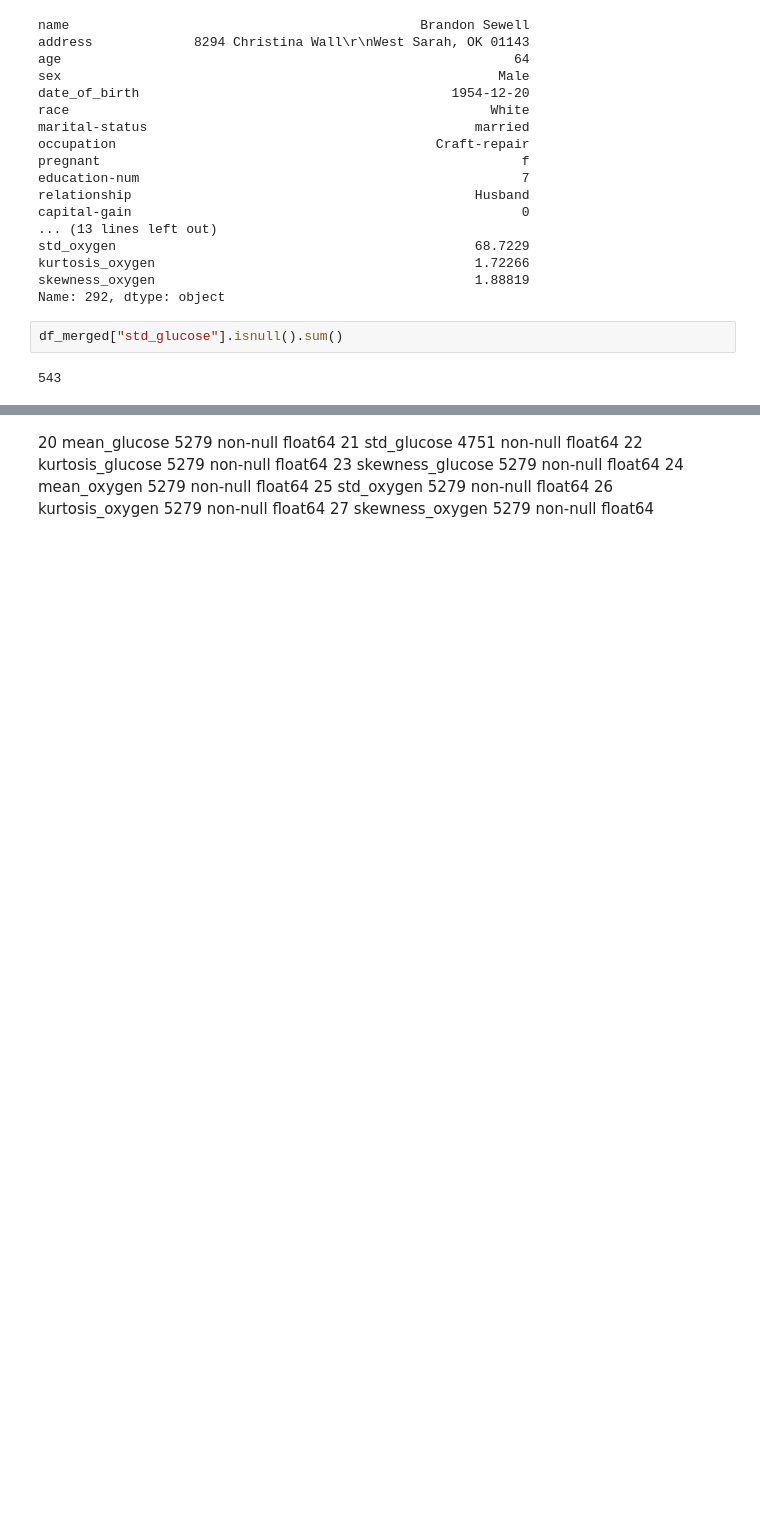
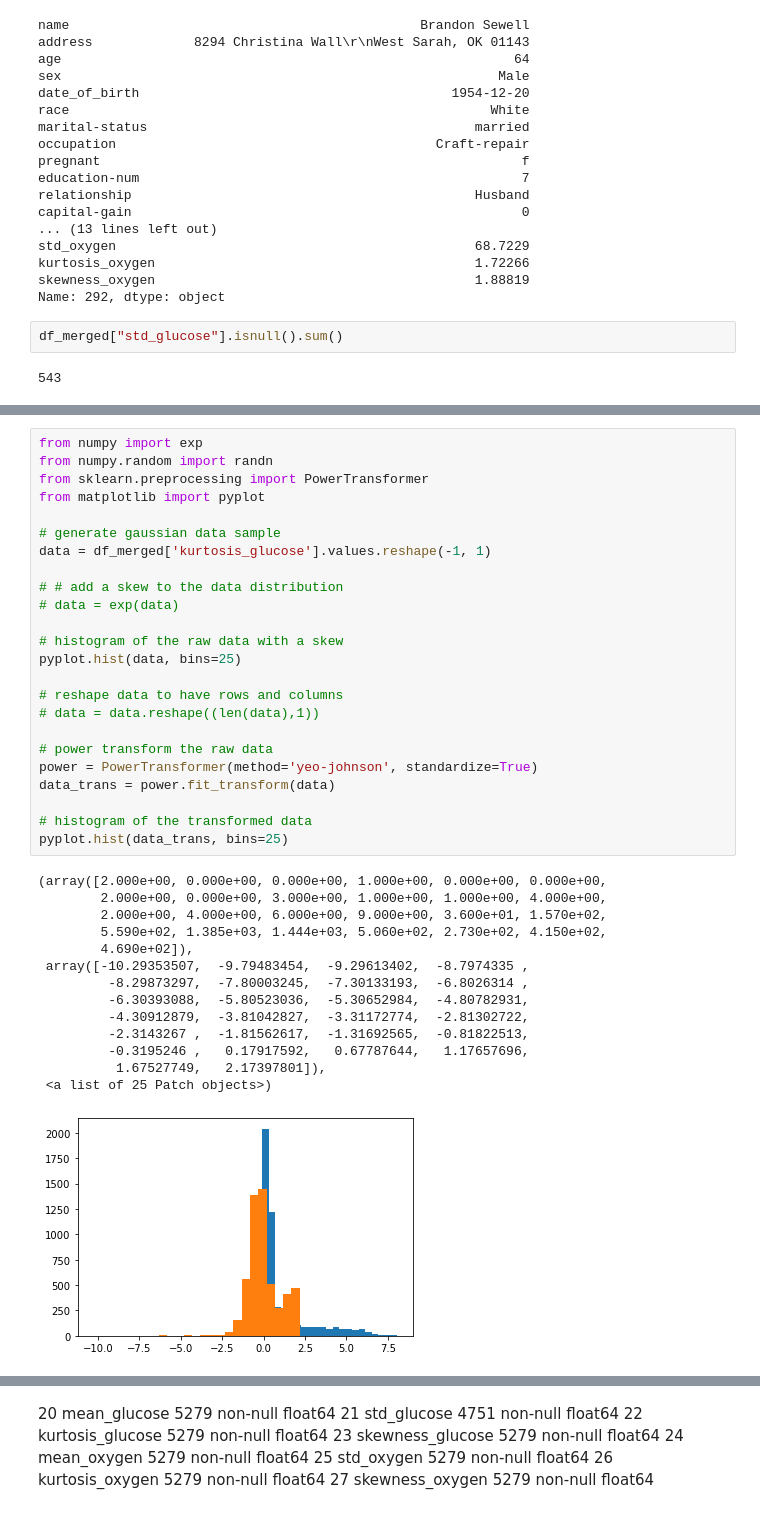
Before and after one commit to martinkukucka/IAU_Projekt, a Jupyter notebook: Projekt/projekt2.ipynb, the cells around one changed output, grey strips where cells are left out. Saved outputs shown, nothing was run; the diff lists cells and outputs as text; blank space fills up the shorter version.

```diff
--- a/Projekt/projekt2.ipynb
+++ b/Projekt/projekt2.ipynb
@@ -514,0 +546,39 @@ Name: std_glucose, Length: 500, dtype: float64
+# %%
+from numpy import exp
+from numpy.random import randn
+from sklearn.preprocessing import PowerTransformer
+from matplotlib import pyplot
+
+# generate gaussian data sample
+data = df_merged['kurtosis_glucose'].values.reshape(-1, 1)
+
+# # add a skew to the data distribution
+# data = exp(data)
+
+# histogram of the raw data with a skew
+pyplot.hist(data, bins=25)
+
+# reshape data to have rows and columns
+# data = data.reshape((len(data),1))
+
+# power transform the raw data
+power = PowerTransformer(method='yeo-johnson', standardize=True)
+data_trans = power.fit_transform(data)
+
+# histogram of the transformed data
+pyplot.hist(data_trans, bins=25)
+# %% [output]
+(array([2.000e+00, 0.000e+00, 0.000e+00, 1.000e+00, 0.000e+00, 0.000e+00,
+        2.000e+00, 0.000e+00, 3.000e+00, 1.000e+00, 1.000e+00, 4.000e+00,
+        2.000e+00, 4.000e+00, 6.000e+00, 9.000e+00, 3.600e+01, 1.570e+02,
+        5.590e+02, 1.385e+03, 1.444e+03, 5.060e+02, 2.730e+02, 4.150e+02,
+        4.690e+02]),
+ array([-10.29353507,  -9.79483454,  -9.29613402,  -8.7974335 ,
+         -8.29873297,  -7.80003245,  -7.30133193,  -6.8026314 ,
+         -6.30393088,  -5.80523036,  -5.30652984,  -4.80782931,
+         -4.30912879,  -3.81042827,  -3.31172774,  -2.81302722,
+         -2.3143267 ,  -1.81562617,  -1.31692565,  -0.81822513,
+         -0.3195246 ,   0.17917592,   0.67787644,   1.17657696,
+          1.67527749,   2.17397801]),
+ <a list of 25 Patch objects>)
+[figure, added]
```
Also changed, not shown: parts of 35 cells of this notebook.
